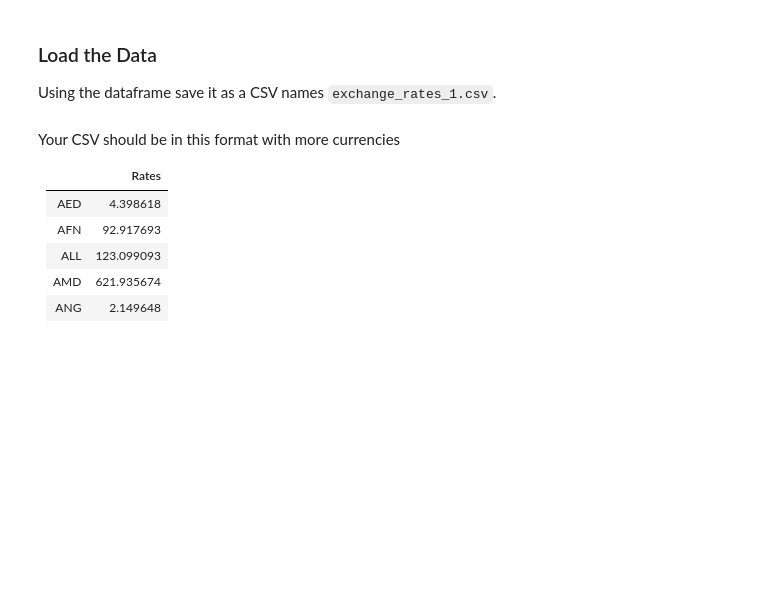
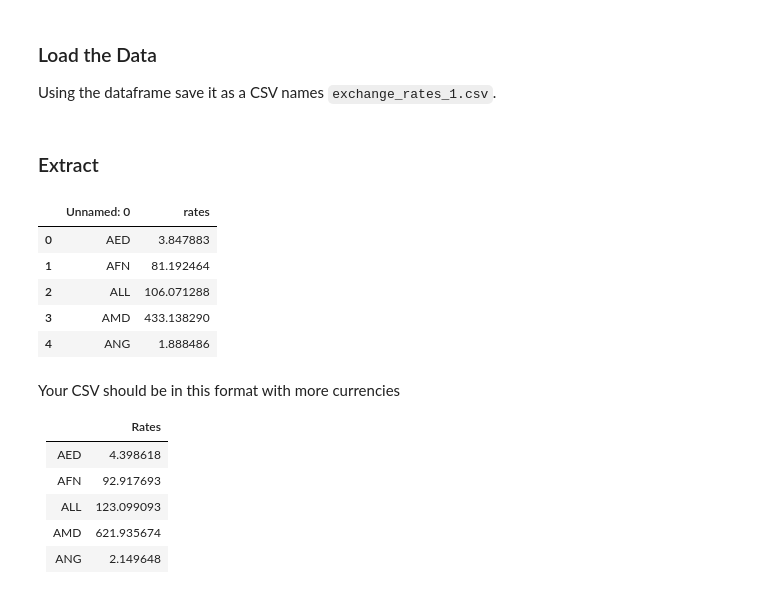
Before and after one commit to Asutos7/Python_project_for_data_engineering, a Jupyter notebook: API_Engineer_Peer_Review_Assignment_Extract.ipynb, the cells around one changed output. Drawn from its saved outputs; the diff is of its cells as text; code cells hidden in the pictures; blank space fills up the shorter version.

```diff
--- a/API_Engineer_Peer_Review_Assignment_Extract.ipynb
+++ b/API_Engineer_Peer_Review_Assignment_Extract.ipynb
@@ -88,3 +142,20 @@ df.to_csv(/labs/PY0221EN/exchange_rates_1.csv)
+# %% [markdown]
+### Extract
+# %%
+def extract_from_csv(file_to_process):
+    dataframe = pd.read_csv(file_to_process)
+    return dataframe
+# %%
+extracted_data = pd.DataFrame()
+extracted_data = extracted_data.append(extract_from_csv("exchange_rates_1.csv"), ignore_index=True)
+extracted_data.head()
+# %% [output]
+|  | Unnamed: 0 | rates |
+| 0 | AED | 3.847883 |
+| 1 | AFN | 81.192464 |
+| 2 | ALL | 106.071288 |
+| 3 | AMD | 433.138290 |
+| 4 | ANG | 1.888486 |
 # %% [markdown]
 Your CSV should be in this format with more currencies
 
```
Also changed, not shown: parts of 6 cells of this notebook.
